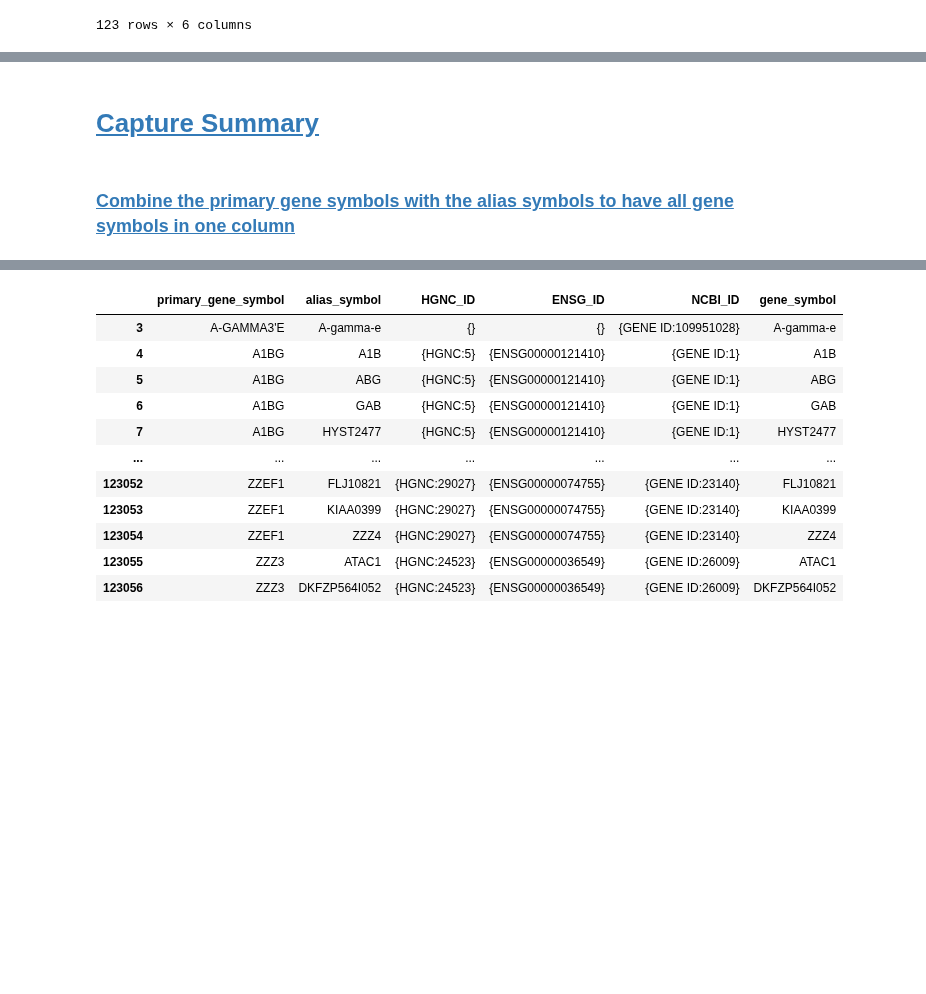
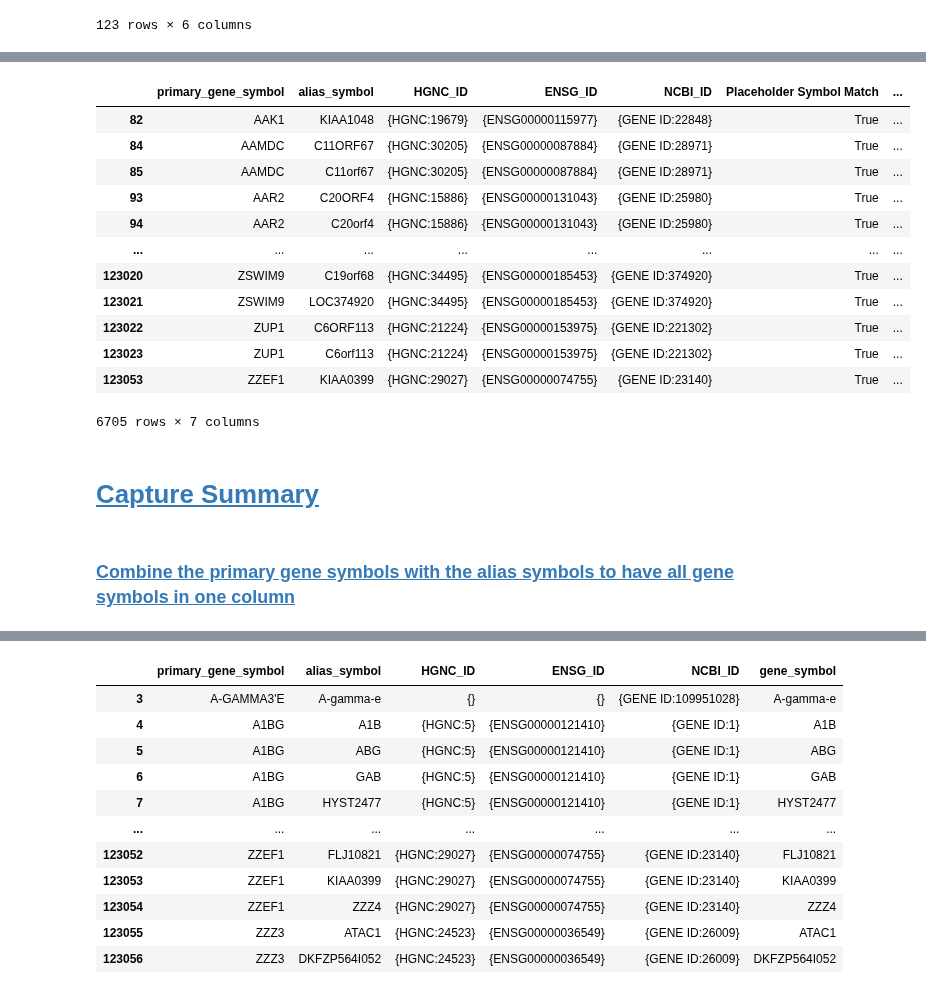
Before and after one commit to cancervariants/gene-harmony-analysis, a Jupyter notebook: analysis/5_symbol_capture_analysis.ipynb, the cells around one changed output, grey strips where cells are left out. Drawn from its saved outputs; the diff is of its cells as text; code cells hidden in the pictures; blank space fills up the shorter version.

```diff
--- a/analysis/5_symbol_capture_analysis.ipynb
+++ b/analysis/5_symbol_capture_analysis.ipynb
@@ -477,7 +501,26 @@ protein_mass_match_subset_genes_df
+# %%
+placeholder_match_subset_genes_df = pd.read_hdf(
+    "../output/placeholder_match_subset_genes_df.h5", key='df'
+    )
+placeholder_match_subset_genes_df
+# %% [output]
+|  | primary_gene_symbol | alias_symbol | HGNC_ID | ENSG_ID | NCBI_ID | Placeholder Symbol Match | ... |
+| 82 | AAK1 | KIAA1048 | {HGNC:19679} | {ENSG00000115977} | {GENE ID:22848} | True | ... |
+| 84 | AAMDC | C11ORF67 | {HGNC:30205} | {ENSG00000087884} | {GENE ID:28971} | True | ... |
+| 85 | AAMDC | C11orf67 | {HGNC:30205} | {ENSG00000087884} | {GENE ID:28971} | True | ... |
+| 93 | AAR2 | C20ORF4 | {HGNC:15886} | {ENSG00000131043} | {GENE ID:25980} | True | ... |
+| 94 | AAR2 | C20orf4 | {HGNC:15886} | {ENSG00000131043} | {GENE ID:25980} | True | ... |
+| ... | ... | ... | ... | ... | ... | ... | ... |
+| 123020 | ZSWIM9 | C19orf68 | {HGNC:34495} | {ENSG00000185453} | {GENE ID:374920} | True | ... |
+| 123021 | ZSWIM9 | LOC374920 | {HGNC:34495} | {ENSG00000185453} | {GENE ID:374920} | True | ... |
+| 123022 | ZUP1 | C6ORF113 | {HGNC:21224} | {ENSG00000153975} | {GENE ID:221302} | True | ... |
+| 123023 | ZUP1 | C6orf113 | {HGNC:21224} | {ENSG00000153975} | {GENE ID:221302} | True | ... |
+| 123053 | ZZEF1 | KIAA0399 | {HGNC:29027} | {ENSG00000074755} | {GENE ID:23140} | True | ... |
+6705 rows × 7 columns
 # %% [markdown]
-# <a id='toc6_'></a>[Capture Summary](#toc0_)
+# <a id='toc7_'></a>[Capture Summary](#toc0_)
 # %% [markdown]
-### <a id='toc6_1_1_'></a>[Combine the primary gene symbols with the alias symbols to have all gene symbols in one column](#toc0_)
+### <a id='toc7_1_1_'></a>[Combine the primary gene symbols with the alias symbols to have all gene symbols in one column](#toc0_)
 # %%
 df = subset_genes_df.copy()
 df_primary = df[['primary_gene_symbol', 'HGNC_ID', 'ENSG_ID', 'NCBI_ID']].copy()
```
Also changed, not shown: parts of 19 cells of this notebook.
